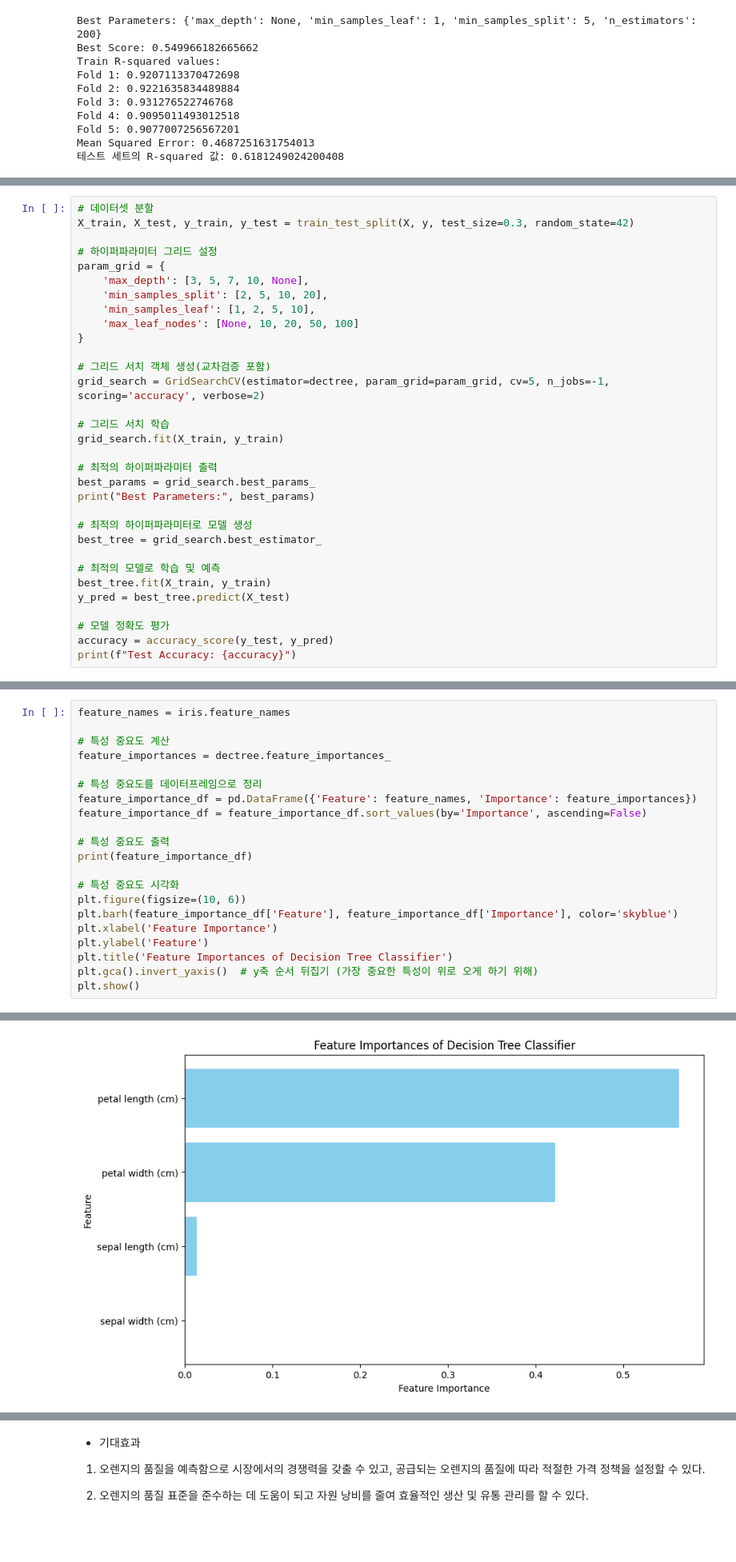
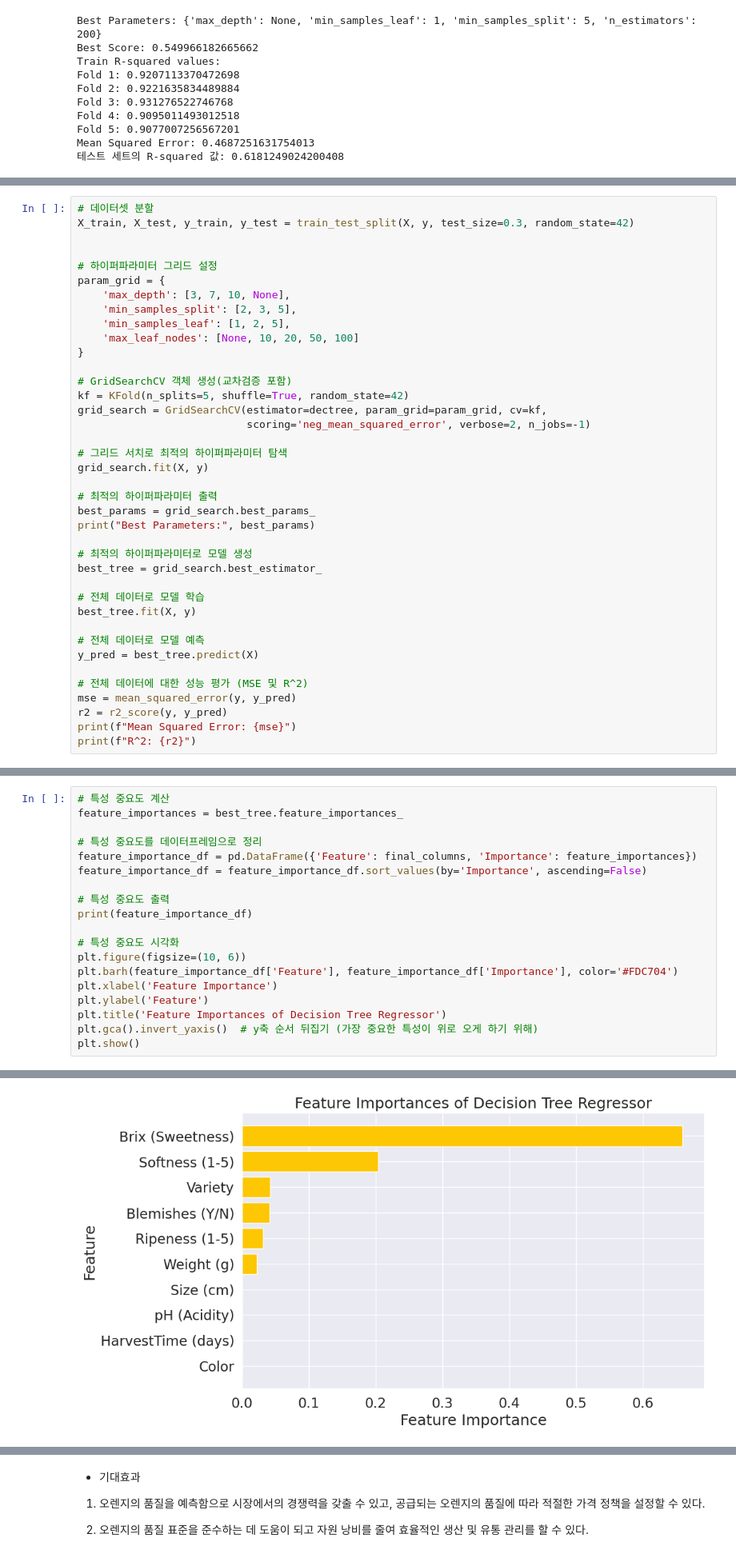
Before and after one commit to AM-SWU-2024/Annoying-Orange, a Jupyter notebook: 2024_01_소학회프로젝트_어노잉오렌지.ipynb, the cells around one changed output, grey strips where cells are left out. Shown at 80% size. Cells and saved outputs as stored; diff of their text form; blank space fills up the shorter version.

```diff
--- a/2024_01_소학회프로젝트_어노잉오렌지.ipynb
+++ b/2024_01_소학회프로젝트_어노잉오렌지.ipynb
@@ -710,19 +709,22 @@ DecisionTreeClassifier(random_state=42)
 # 데이터셋 분할
 X_train, X_test, y_train, y_test = train_test_split(X, y, test_size=0.3, random_state=42)
 
+
 # 하이퍼파라미터 그리드 설정
 param_grid = {
-    'max_depth': [3, 5, 7, 10, None],
-    'min_samples_split': [2, 5, 10, 20],
-    'min_samples_leaf': [1, 2, 5, 10],
+    'max_depth': [3, 7, 10, None],
+    'min_samples_split': [2, 3, 5],
+    'min_samples_leaf': [1, 2, 5],
     'max_leaf_nodes': [None, 10, 20, 50, 100]
 }
 
-# 그리드 서치 객체 생성(교차검증 포함)
-grid_search = GridSearchCV(estimator=dectree, param_grid=param_grid, cv=5, n_jobs=-1, scoring='accuracy', verbose=2)
+# GridSearchCV 객체 생성(교차검증 포함)
+kf = KFold(n_splits=5, shuffle=True, random_state=42)
+grid_search = GridSearchCV(estimator=dectree, param_grid=param_grid, cv=kf,
+                           scoring='neg_mean_squared_error', verbose=2, n_jobs=-1)
 
-# 그리드 서치 학습
-grid_search.fit(X_train, y_train)
+# 그리드 서치로 최적의 하이퍼파라미터 탐색
+grid_search.fit(X, y)
 
 # 최적의 하이퍼파라미터 출력
 best_params = grid_search.best_params_
@@ -731,11 +733,15 @@ print("Best Parameters:", best_params)
 # 최적의 하이퍼파라미터로 모델 생성
 best_tree = grid_search.best_estimator_
 
-# 최적의 모델로 학습 및 예측
-best_tree.fit(X_train, y_train)
-y_pred = best_tree.predict(X_test)
+# 전체 데이터로 모델 학습
+best_tree.fit(X, y)
 
-# 모델 정확도 평가
-accuracy = accuracy_score(y_test, y_pred)
-print(f"Test Accuracy: {accuracy}")
+# 전체 데이터로 모델 예측
+y_pred = best_tree.predict(X)
+
+# 전체 데이터에 대한 성능 평가 (MSE 및 R^2)
+mse = mean_squared_error(y, y_pred)
+r2 = r2_score(y, y_pred)
+print(f"Mean Squared Error: {mse}")
+print(f"R^2: {r2}")
 # %% [output]
@@ -755,11 +755,9 @@ print(pd.DataFrame({'Actual': y_test, 'Predicted': y_pred}).head())
 # %%
-feature_names = iris.feature_names
-
 # 특성 중요도 계산
-feature_importances = dectree.feature_importances_
+feature_importances = best_tree.feature_importances_
 
 # 특성 중요도를 데이터프레임으로 정리
-feature_importance_df = pd.DataFrame({'Feature': feature_names, 'Importance': feature_importances})
+feature_importance_df = pd.DataFrame({'Feature': final_columns, 'Importance': feature_importances})
 feature_importance_df = feature_importance_df.sort_values(by='Importance', ascending=False)
 
 # 특성 중요도 출력
@@ -767,10 +765,10 @@ print(feature_importance_df)
 
 # 특성 중요도 시각화
 plt.figure(figsize=(10, 6))
-plt.barh(feature_importance_df['Feature'], feature_importance_df['Importance'], color='skyblue')
+plt.barh(feature_importance_df['Feature'], feature_importance_df['Importance'], color='#FDC704')
 plt.xlabel('Feature Importance')
 plt.ylabel('Feature')
-plt.title('Feature Importances of Decision Tree Classifier')
+plt.title('Feature Importances of Decision Tree Regressor')
 plt.gca().invert_yaxis()  # y축 순서 뒤집기 (가장 중요한 특성이 위로 오게 하기 위해)
 plt.show()
 # %% [output]
@@ -782 +786 @@ plt.show()
-[figure, old version]
+[figure, new version]
```
Also changed, not shown: parts of 48 cells of this notebook.
